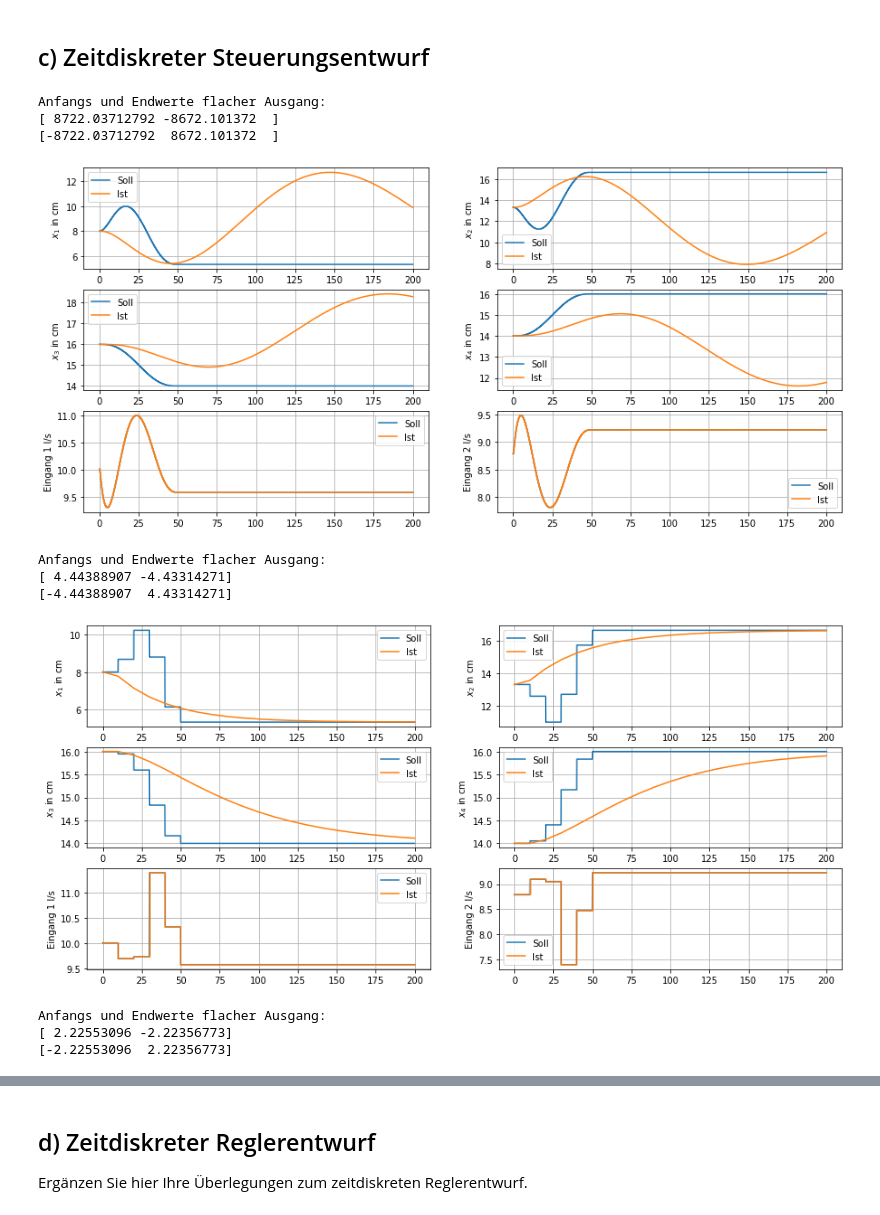
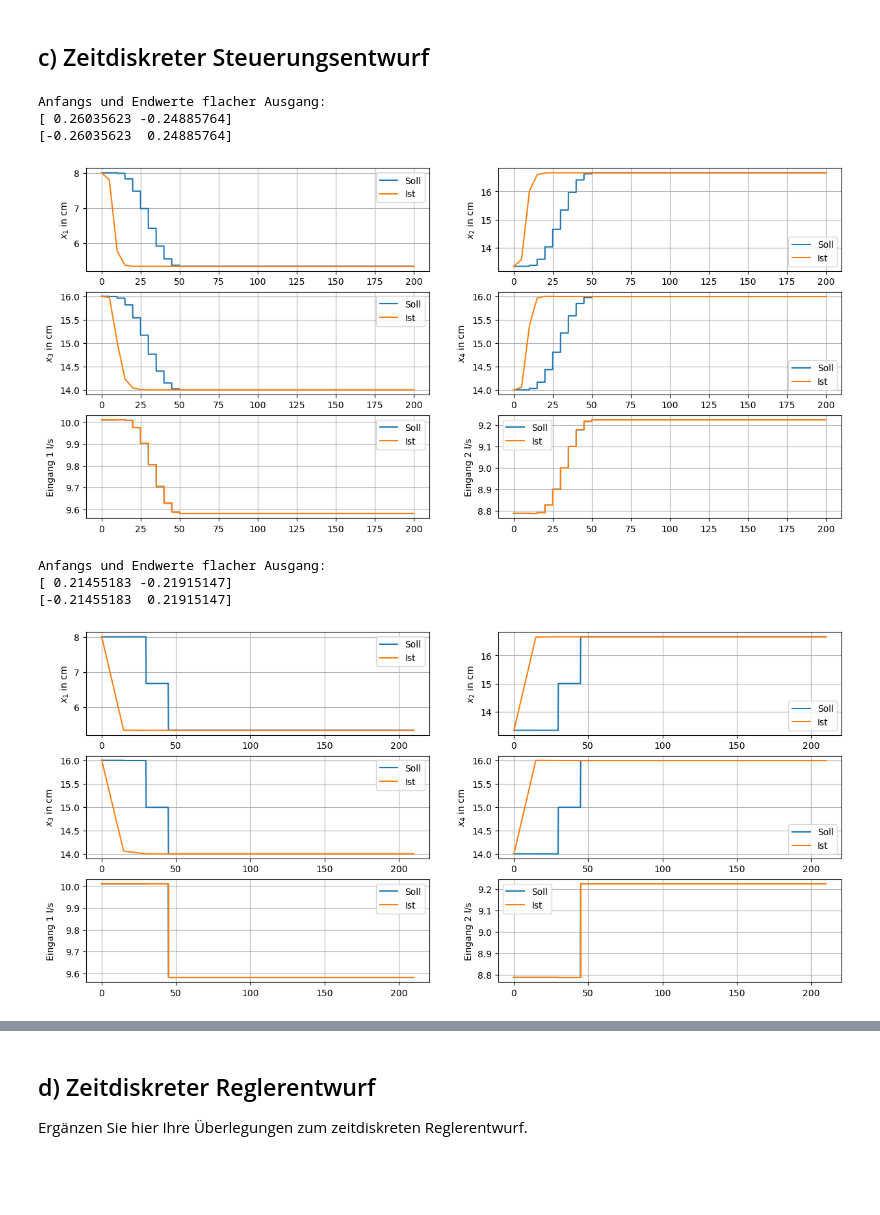
Before and after one commit to jil1213/viertank, a Jupyter notebook: viertank.ipynb, the cells around one changed output, grey strips where cells are left out. Drawn from its saved outputs; the diff is of its cells as text; code cells hidden in the pictures; blank space fills up the shorter version.

```diff
--- a/viertank.ipynb
+++ b/viertank.ipynb
@@ -949,8 +949,8 @@ Im Nichtlinearen Fall ist weiterhin eine große Abweichung des Solltrajektorie z
 # %%
 linear=True
 
-#Ta=[5.0,15.0]
-Ta=[0.2, 10.0, 15.0]
+Ta=[5.0,15.0]
+#Ta=[0.2, 10.0, 15.0]
 
 transition = transitions[1]
 ya = y_equi[_transition[0]-1]
@@ -979,40 +979,37 @@ for _Ta in Ta:
     trajectory_discrete = tank_lin_discrete.rest_to_rest_trajectory(ya, yb,N,[2,2])
 
     _ctrl = lambda k,x:trajectory_discrete.input(k)
 
     print("Anfangs und Endwerte flacher Ausgang:")
     print(trajectory_discrete.eta_a)
     print(trajectory_discrete.eta_b)
 
     #Wrapper für Modell
     if linear:
         _x0 = trajectory_discrete.state(0)
     else:
         _x0 = equis[_transition[0]-1].x
 
     _rhs = lambda t,x,controller:_tank.model(t, x, _ctrl)
 
     #Zeitdiskrete Simulation
     t_sim,x_sim,u_sim=simulate_discrete(_rhs, _x0, _ctrl, _Ta, Tsim)
 
     #Ergebnisse Plotten
     x_desired=trajectory_discrete.state(np.floor(t_sim/_Ta))
     u_desired=trajectory_discrete.input(np.floor(t_sim/_Ta))
     y_desired=trajectory_discrete.output(np.floor(t_sim/_Ta))
 
     plot_results(t_sim,
                  (x_desired,x_sim),
                  (u_desired,u_sim))
     pp.show()
 # %% [output]
 Anfangs und Endwerte flacher Ausgang:
-[ 8722.03712792 -8672.101372  ]
-[-8722.03712792  8672.101372  ]
+[ 0.26035623 -0.24885764]
+[-0.26035623  0.24885764]
-[figure, old version]
+[figure, new version]
 Anfangs und Endwerte flacher Ausgang:
-[ 4.44388907 -4.43314271]
-[-4.44388907  4.43314271]
+[ 0.21455183 -0.21915147]
+[-0.21455183  0.21915147]
-[figure, old version]
+[figure, new version]
-Anfangs und Endwerte flacher Ausgang:
-[ 2.22553096 -2.22356773]
-[-2.22553096  2.22356773]
```
Also changed, not shown: parts of 13 cells of this notebook, 2 other files.
